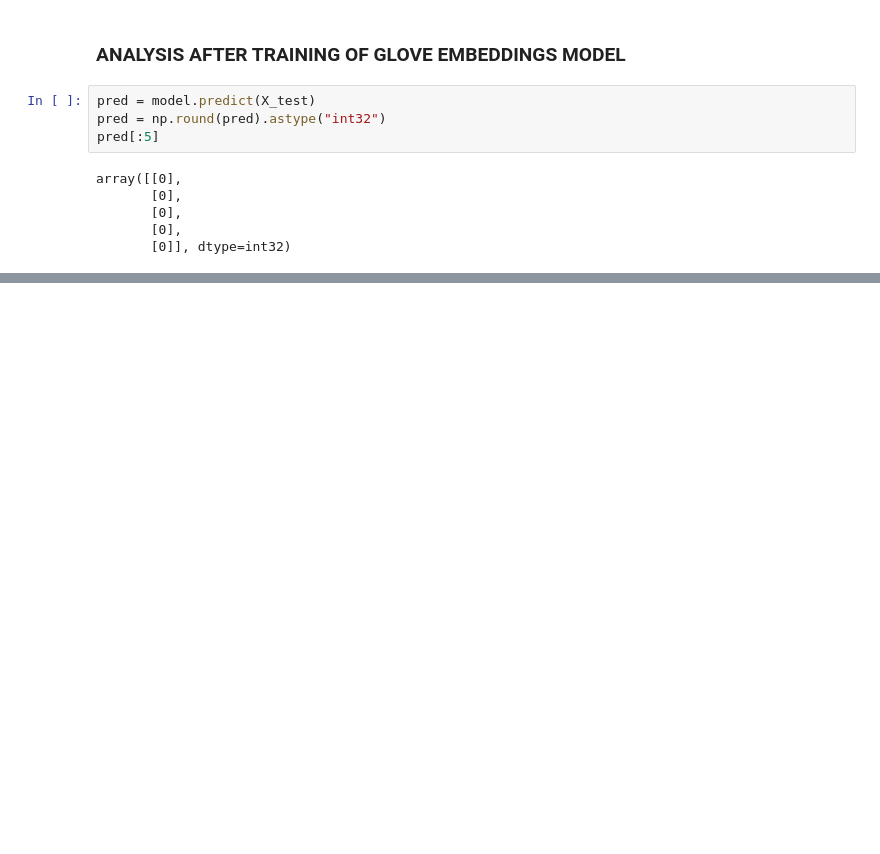
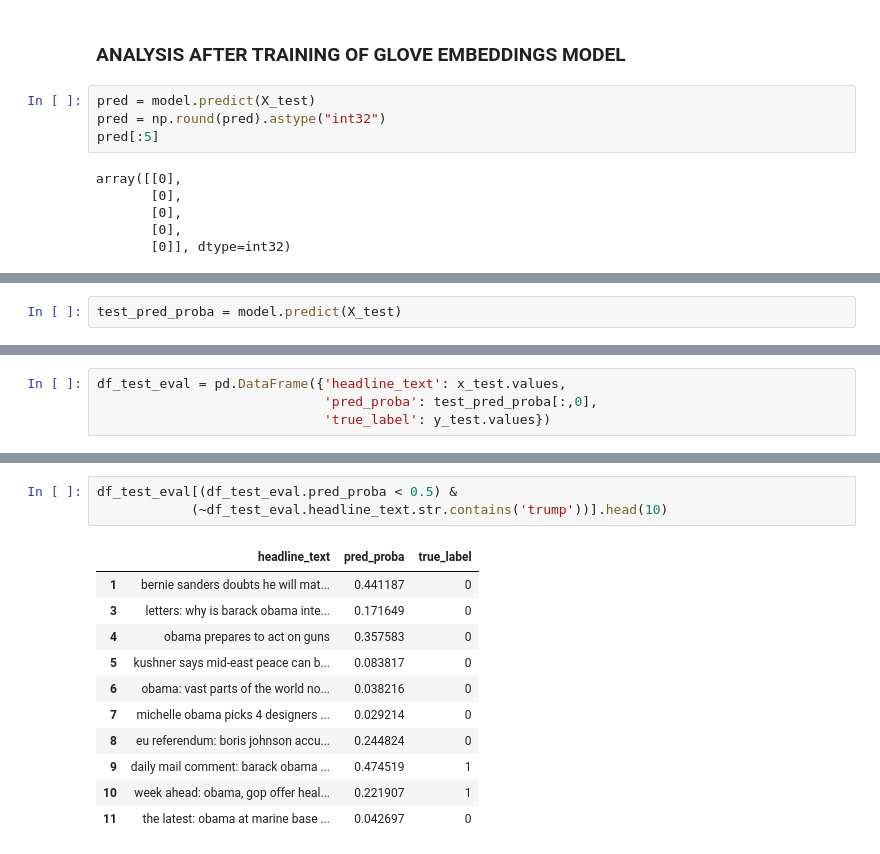
Before and after one commit to Kazage/Capstone_3_project, a Jupyter notebook: Utuje_Capstone_3.ipynb, the cells around one changed output, grey strips where cells are left out. Cells and saved outputs as stored; diff of their text form; blank space fills up the shorter version.

```diff
--- a/Utuje_Capstone_3.ipynb
+++ b/Utuje_Capstone_3.ipynb
@@ -483,0 +651,2 @@ sns.heatmap(cm,cmap= "Blues", linecolor = 'black' , linewidth = 1 , annot = True
+# %%
+test_pred_proba = model.predict(X_test)
@@ -483,0 +655,4 @@ sns.heatmap(cm,cmap= "Blues", linecolor = 'black' , linewidth = 1 , annot = True
+# %%
+df_test_eval = pd.DataFrame({'headline_text': x_test.values,
+                             'pred_proba': test_pred_proba[:,0],
+                             'true_label': y_test.values})
@@ -483,0 +674,15 @@ sns.heatmap(cm,cmap= "Blues", linecolor = 'black' , linewidth = 1 , annot = True
+# %%
+df_test_eval[(df_test_eval.pred_proba < 0.5) &
+            (~df_test_eval.headline_text.str.contains('trump'))].head(10)
+# %% [output]
+|  | headline_text | pred_proba | true_label |
+| 1 | bernie sanders doubts he will mat... | 0.441187 | 0 |
+| 3 | letters: why is barack obama inte... | 0.171649 | 0 |
+| 4 | obama prepares to act on guns | 0.357583 | 0 |
+| 5 | kushner says mid-east peace can b... | 0.083817 | 0 |
+| 6 | obama: vast parts of the world no... | 0.038216 | 0 |
+| 7 | michelle obama picks 4 designers ... | 0.029214 | 0 |
+| 8 | eu referendum: boris johnson accu... | 0.244824 | 0 |
+| 9 | daily mail comment: barack obama ... | 0.474519 | 1 |
+| 10 | week ahead: obama, gop offer heal... | 0.221907 | 1 |
+| 11 | the latest: obama at marine base ... | 0.042697 | 0 |
```
Also changed, not shown: parts of 67 cells of this notebook.
